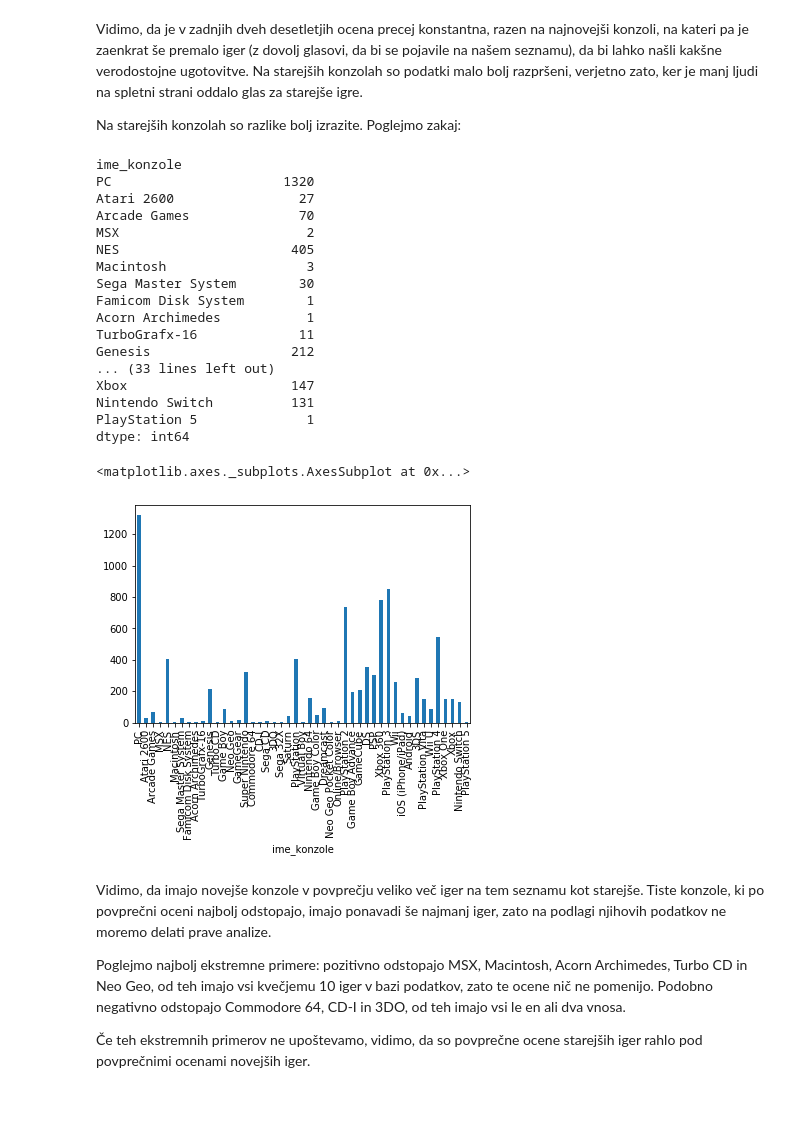
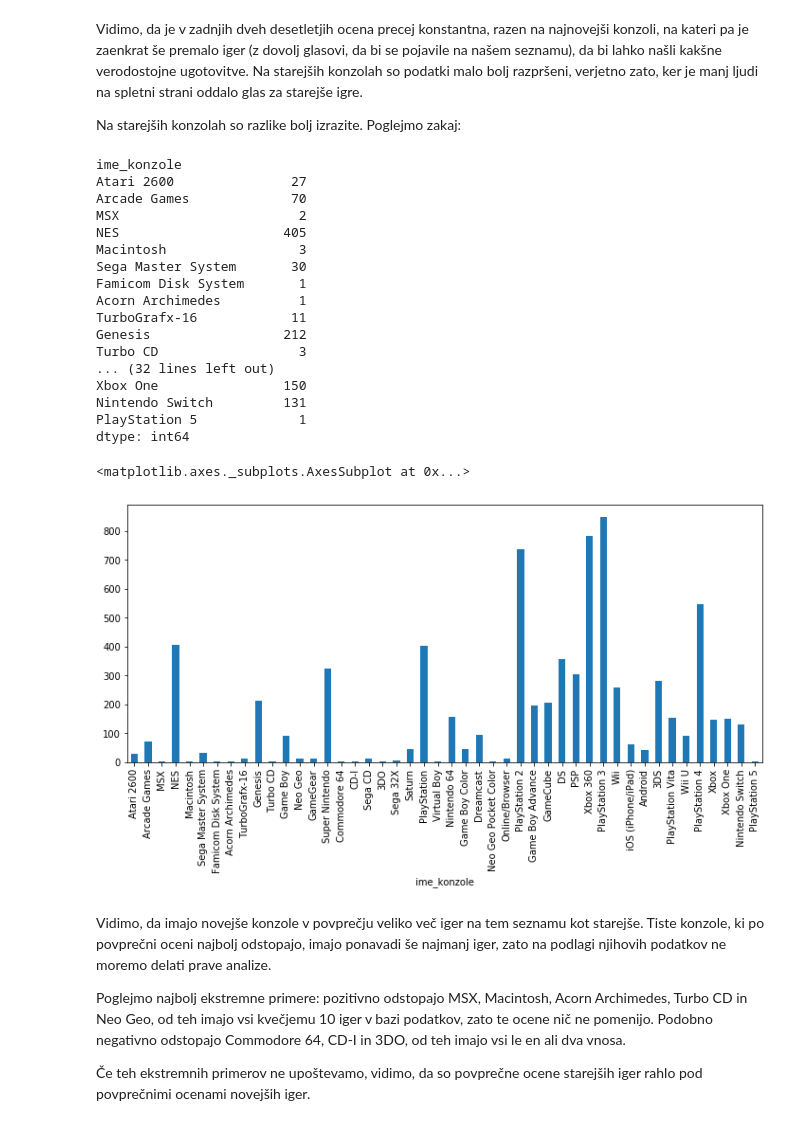
Before and after one commit to TGlinsek/Primerjava-znanih-videoiger, a Jupyter notebook: analiza_podatkov/analiza_iger.ipynb, the cells around one changed output. Drawn from its saved outputs; the diff is of its cells as text; code cells hidden in the pictures.

```diff
--- a/analiza_podatkov/analiza_iger.ipynb
+++ b/analiza_podatkov/analiza_iger.ipynb
@@ -124,0 +150,2 @@ združena_razpredelnica_z_datumi
+# %%
+združena_razpredelnica_z_datumi_brez_PC = združena_razpredelnica_z_datumi[združena_razpredelnica_z_datumi.ime_konzole != 'PC']
@@ -125,7 +168,7 @@ združena_razpredelnica_z_datumi
 # %% [markdown]
 Zdaj igre združimo po konzolah in razvrstimo po datumih, ko so konzole izšle:
 # %%
-sortirana_razpredelnica = združena_razpredelnica_z_datumi.sort_values('datum_konzole')
+sortirana_razpredelnica = združena_razpredelnica_z_datumi_brez_PC.sort_values('datum_konzole')
 # %%
 razpredelnica_po_konzolah = sortirana_razpredelnica.groupby('ime_konzole', sort=False)  # 'sort=False' ohranja prejšnji vrstni red, v našem primeru časovni vrstni red konzol
 # %%
@@ -164,27 +209,27 @@ Na starejših konzolah so razlike bolj izrazite. Poglejmo zakaj:
 razpredelnica_po_konzolah.size()
 # %% [output]
 ime_konzole
-PC                      1320
-Atari 2600                27
-Arcade Games              70
-MSX                        2
-NES                      405
-Macintosh                  3
-Sega Master System        30
-Famicom Disk System        1
-Acorn Archimedes           1
-TurboGrafx-16             11
-Genesis                  212
-... (33 lines left out)
-Xbox                     147
-Nintendo Switch          131
-PlayStation 5              1
+Atari 2600               27
+Arcade Games             70
+MSX                       2
+NES                     405
+Macintosh                 3
+Sega Master System       30
+Famicom Disk System       1
+Acorn Archimedes          1
+TurboGrafx-16            11
+Genesis                 212
+Turbo CD                  3
+... (32 lines left out)
+Xbox One                150
+Nintendo Switch         131
+PlayStation 5             1
 dtype: int64
 # %%
-razpredelnica_po_konzolah.size().plot.bar()
+razpredelnica_po_konzolah.size().plot.bar(figsize=(12,5))
 # %% [output]
 <matplotlib.axes._subplots.AxesSubplot at 0x...>
-[figure, old version]
+[figure, new version]
 # %% [markdown]
 Vidimo, da imajo novejše konzole v povprečju veliko več iger na tem seznamu kot starejše. Tiste konzole, ki po povprečni oceni najbolj odstopajo, imajo ponavadi še najmanj iger, zato na podlagi njihovih podatkov ne moremo delati prave analize.
 
```
Also changed, not shown: parts of 35 cells of this notebook, 1 other file.
